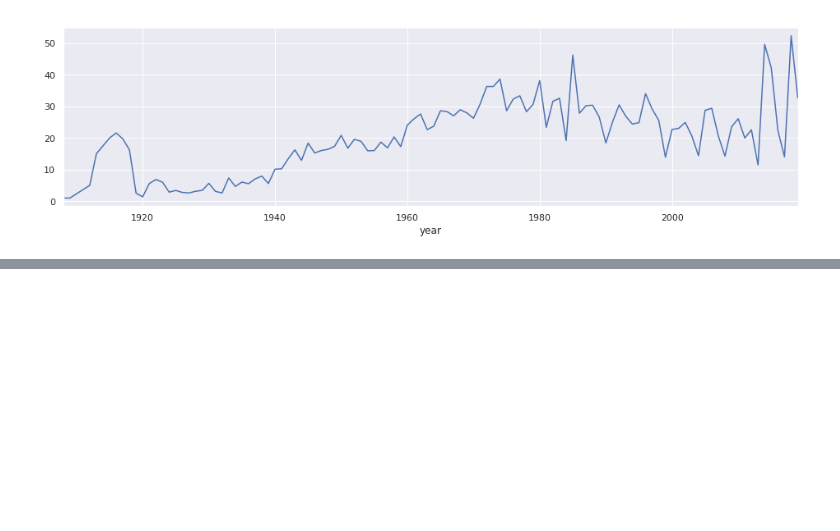
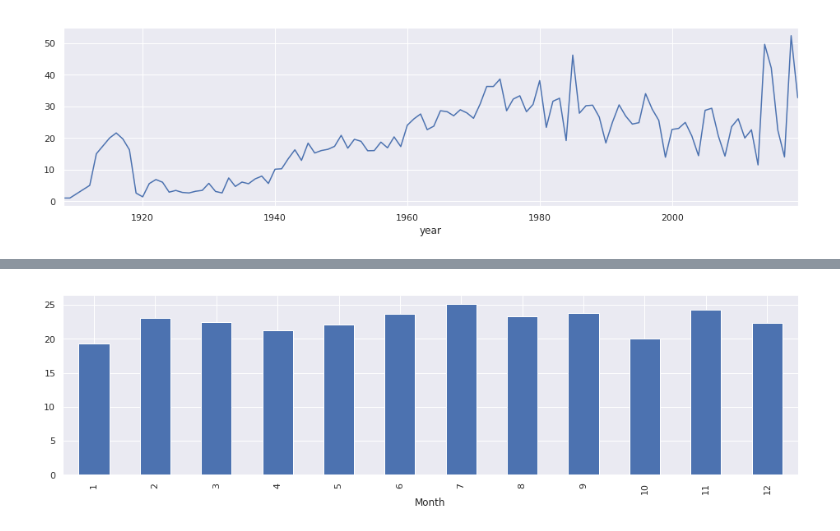
Before and after one commit to maulinamin/PlaneCrashInfo, a Jupyter notebook: Plane Crash Info Assignment.ipynb, the cells around one changed output, grey strips where cells are left out. Cells and saved outputs as stored; diff of their text form; code cells hidden in the pictures; blank space fills up the shorter version.

```diff
--- a/Plane Crash Info Assignment.ipynb
+++ b/Plane Crash Info Assignment.ipynb
@@ -331,0 +406,9 @@ cr2.groupby("year")['Total_Fatalities'].mean().plot(kind='line')
+# %%
+cr3['Month'] = pd.DatetimeIndex(cr3['Date']).month
+cr3.groupby("Month")['Total_Fatalities'].mean().plot(kind='bar')
+ax = plt.subplot(111)
+ax.spines["top"].set_visible(False)
+ax.spines["bottom"].set_visible(False)
+ax.spines["right"].set_visible(False)
+ax.spines["left"].set_visible(False)
+# %% [output]
@@ -331,0 +417 @@ cr2.groupby("year")['Total_Fatalities'].mean().plot(kind='line')
+[figure, added]
```
Also changed, not shown: parts of 8 cells of this notebook.
